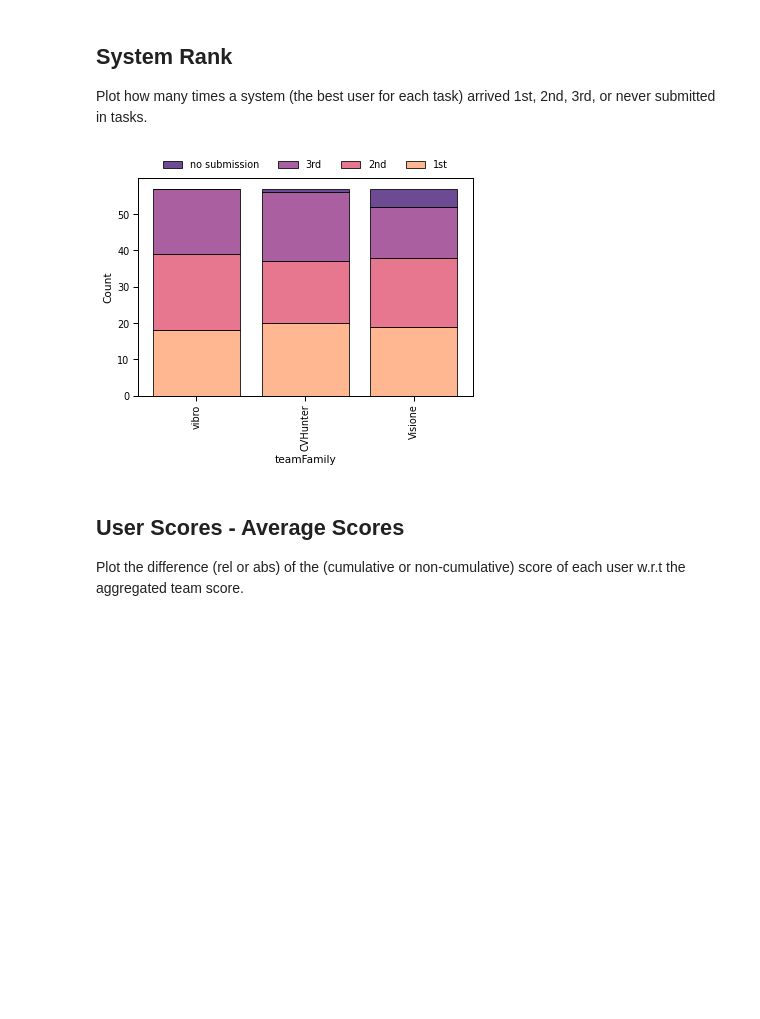
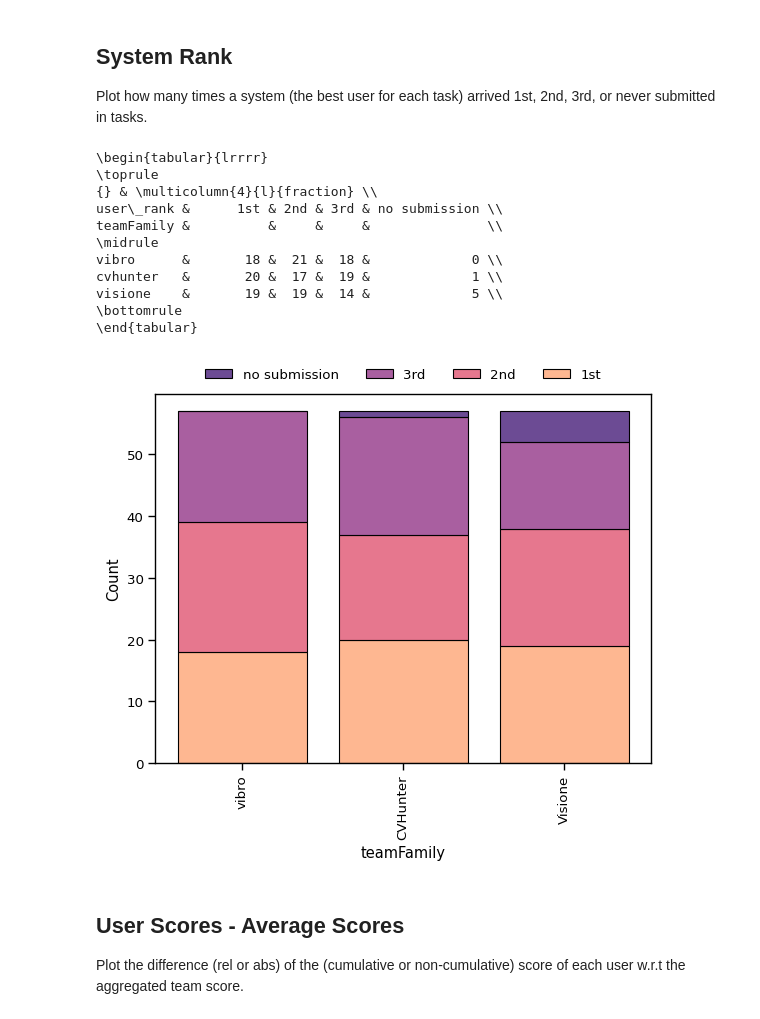
Before and after one commit to Visual-Computing/VBS22-Post-Evaluation, a Jupyter notebook: notebooks/Teams_Results_Analysis.ipynb, the cells around one changed output. Cells and saved outputs as stored; diff of their text form; code cells hidden in the pictures; blank space fills up the shorter version.

```diff
--- a/notebooks/Teams_Results_Analysis.ipynb
+++ b/notebooks/Teams_Results_Analysis.ipynb
@@ -678,34 +700,47 @@ plot_data = plot_data.groupby(['teamFamily', 'task'], group_keys=False).apply(la
 plot_data = plot_data.sort_values('task')
 
 def rank(x):
     return x.replace(0, np.nan).rank(method='first', ascending=False, na_option='keep')
 
 user_rank = plot_data.groupby('task').score.apply(rank)
 user_rank_map = {
     1.0: '1st',
     2.0: '2nd',
     3.0: '3rd',
     np.nan: 'no submission',
 }
 user_rank = user_rank.replace(user_rank_map)
 plot_data = plot_data.assign(user_rank=user_rank)
 plot_data = plot_data.groupby('teamFamily').user_rank.value_counts(normalize=False).to_frame('fraction').reset_index()
 
 if True:  # VBSE final rank order of users
     family_order = ('vibro', 'cvhunter', 'visione')
     plot_data = plot_data.assign(teamFamily=pd.Categorical(plot_data.teamFamily, family_order))
 
 # plot_data
 hue_order = list(user_rank_map.values())[::-1]
 ax = sns.histplot(plot_data, x='teamFamily', hue='user_rank', weights='fraction', multiple='stack', shrink=0.8, hue_order=hue_order, palette="magma")
 x_ticks_labels = newNames
 ax.set_xticklabels(x_ticks_labels)
 plt.xticks(rotation=90)
 # move legend outside
 sns.move_legend(ax, "lower center", bbox_to_anchor=(.5, 1), ncol=5, title=None, frameon=False)
 plt.savefig(f'{output_dir}/kis_systems_agg_best_worst.pdf', format='pdf', bbox_inches="tight")
+plot_data.to_csv(f'{output_dir}/kis_systems_agg_best_worst.csv', index=False)
+print(plot_data.pivot_table(index='teamFamily', columns='user_rank').fillna(0).astype(int).to_latex())
 # %% [output]
+\begin{tabular}{lrrrr}
+\toprule
+{} & \multicolumn{4}{l}{fraction} \\
+user\_rank &      1st & 2nd & 3rd & no submission \\
+teamFamily &          &     &     &               \\
+\midrule
+vibro      &       18 &  21 &  18 &             0 \\
+cvhunter   &       20 &  17 &  19 &             1 \\
+visione    &       19 &  19 &  14 &             5 \\
+\bottomrule
+\end{tabular}
-[figure, old version]
+[figure, new version]
 # %% [markdown]
 ## User Scores - Average Scores
 Plot the difference (rel or abs) of the (cumulative or non-cumulative) score of each user w.r.t the aggregated team score.
```
Also changed, not shown: parts of 16 cells of this notebook.
